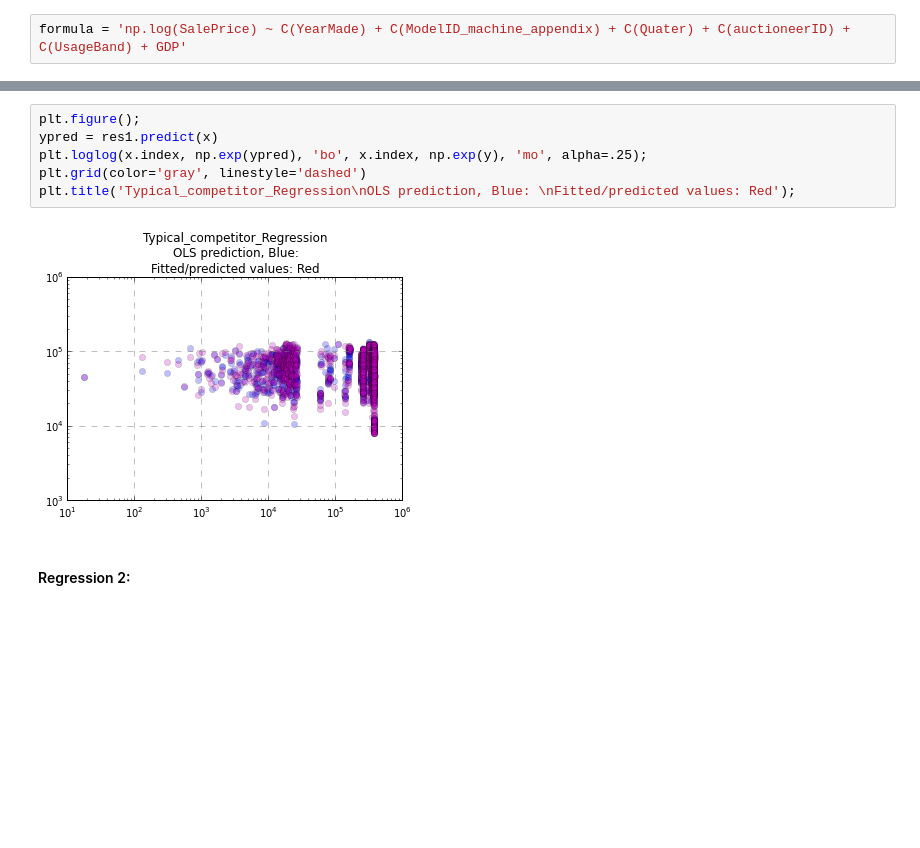
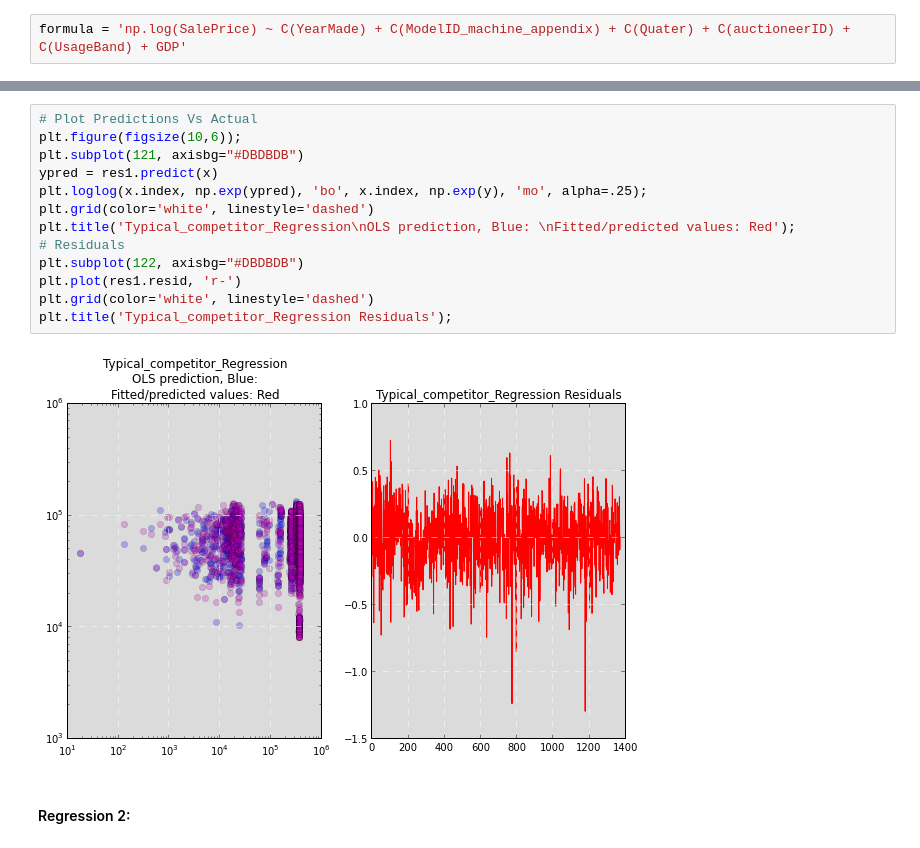
Before and after one commit to agconti/BlueBook, a Jupyter notebook: BlueBook.ipynb, the cells around one changed output, grey strips where cells are left out. Cells and saved outputs as stored; diff of their text form; blank space fills up the shorter version.

Commit message:
added resids to regressions

```diff
--- a/BlueBook.ipynb
+++ b/BlueBook.ipynb
@@ -245,13 +234,20 @@ OLS Regression Results
 | Skew: | -0.463 | Prob(JB): | 5.30e-40 |
 | Kurtosis: | 4.521 | Cond. No. | nan |
 # %%
-plt.figure();
+# Plot Predictions Vs Actual
+plt.figure(figsize(10,6));
+plt.subplot(121, axisbg="#DBDBDB")
 ypred = res1.predict(x)
 plt.loglog(x.index, np.exp(ypred), 'bo', x.index, np.exp(y), 'mo', alpha=.25);
-plt.grid(color='gray', linestyle='dashed')
+plt.grid(color='white', linestyle='dashed')
 plt.title('Typical_competitor_Regression\nOLS prediction, Blue: \nFitted/predicted values: Red');
+# Residuals
+plt.subplot(122, axisbg="#DBDBDB")
+plt.plot(res1.resid, 'r-')
+plt.grid(color='white', linestyle='dashed')
+plt.title('Typical_competitor_Regression Residuals');
 # %% [output]
-[figure, old version]
+[figure, new version]
 # %% [markdown]
 #### Regression 2:
 # %% [markdown]
```
Also changed, not shown: parts of 11 cells of this notebook.
